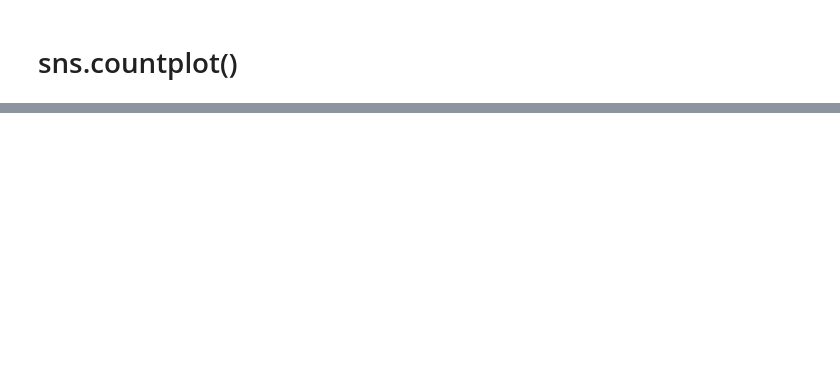
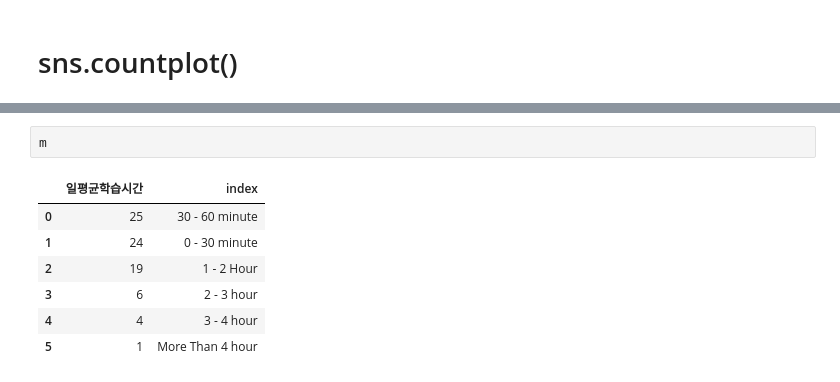
Before and after one commit to minseok06/PPP, a Jupyter notebook: 대회 준비_민석이와 친구들.ipynb, the cells around one changed output, grey strips where cells are left out. Drawn from its saved outputs; the diff is of its cells as text; blank space fills up the shorter version.

```diff
--- a/대회 준비_민석이와 친구들.ipynb
+++ b/대회 준비_민석이와 친구들.ipynb
@@ -381,0 +386,10 @@ plt.show()
+# %%
+m
+# %% [output]
+|  | 일평균학습시간 | index |
+| 0 | 25 | 30 - 60 minute |
+| 1 | 24 | 0 - 30 minute |
+| 2 | 19 | 1 - 2 Hour |
+| 3 | 6 | 2 - 3 hour |
+| 4 | 4 | 3 - 4 hour |
+| 5 | 1 | More Than 4 hour |
```
Also changed, not shown: parts of 4 cells of this notebook, 1 other file.
